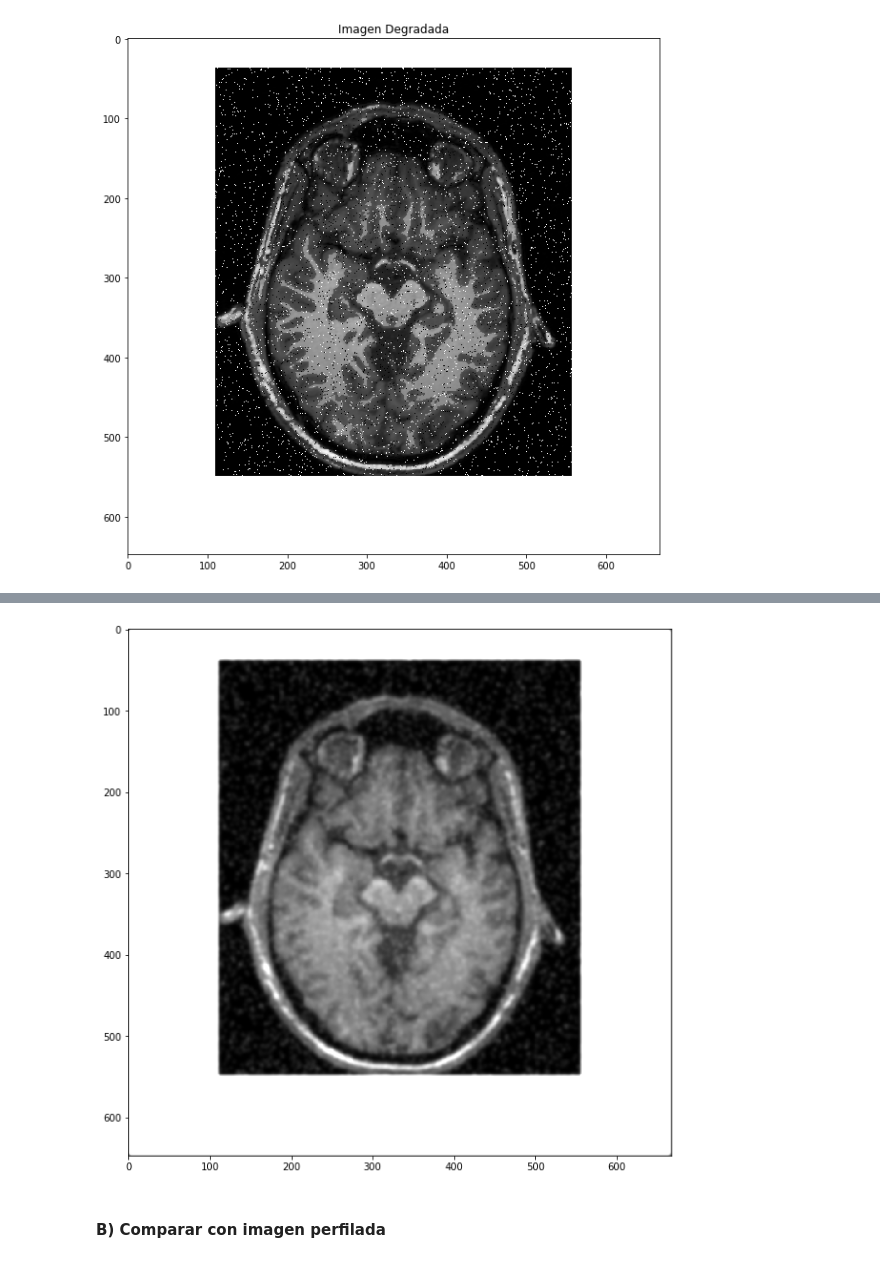
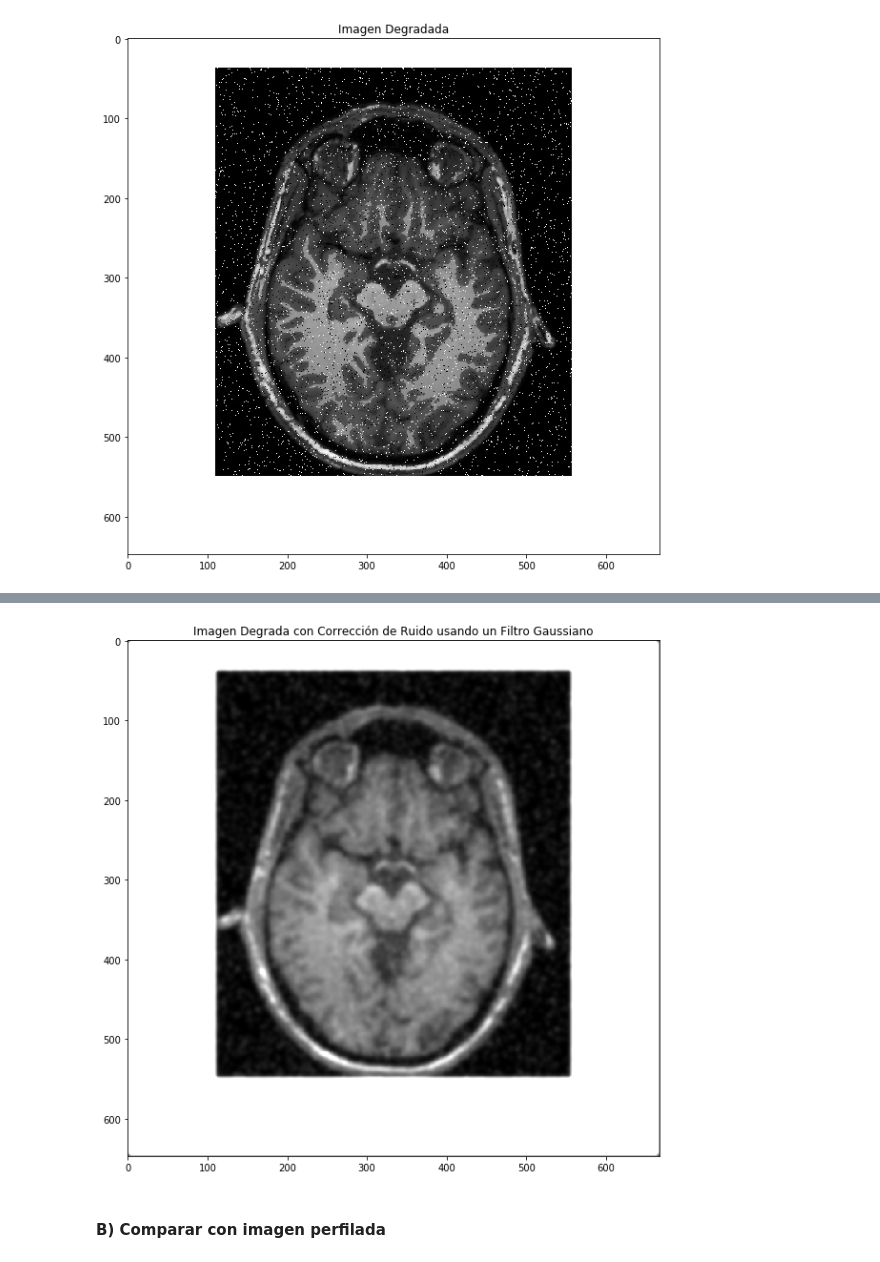
Before and after one commit to javierdiegof/Patrones-Cerebro, a Jupyter notebook: cerebro.ipynb, the cells around one changed output, grey strips where cells are left out. Saved outputs shown, nothing was run; the diff lists cells and outputs as text; code cells hidden in the pictures.

```diff
--- a/cerebro.ipynb
+++ b/cerebro.ipynb
@@ -84,14 +88,16 @@ plt.show()
 # %%
+# Corrección del Ruido
 v = [1,10,45,120,210,252,210,120,45,10,1]
 blur_kernel = np.outer(v, v)
 blur_kernel = blur_kernel / np.sum(blur_kernel)
 
 denoised = revertcolors
-for _ in range(2):
+for _ in range(3):
     denoised = scipy.signal.convolve2d(denoised, blur_kernel, "same")
 plt.imshow(denoised, cmap='gray', vmin = 0, vmax = 1)
+plt.title("Imagen Degrada con Corrección de Ruido usando un Filtro Gaussiano")
 plt.show()
 # %% [output]
-[figure, old version]
+[figure, new version]
 # %% [markdown]
 #### B) Comparar con imagen perfilada
```
Also changed, not shown: parts of 12 cells of this notebook.
